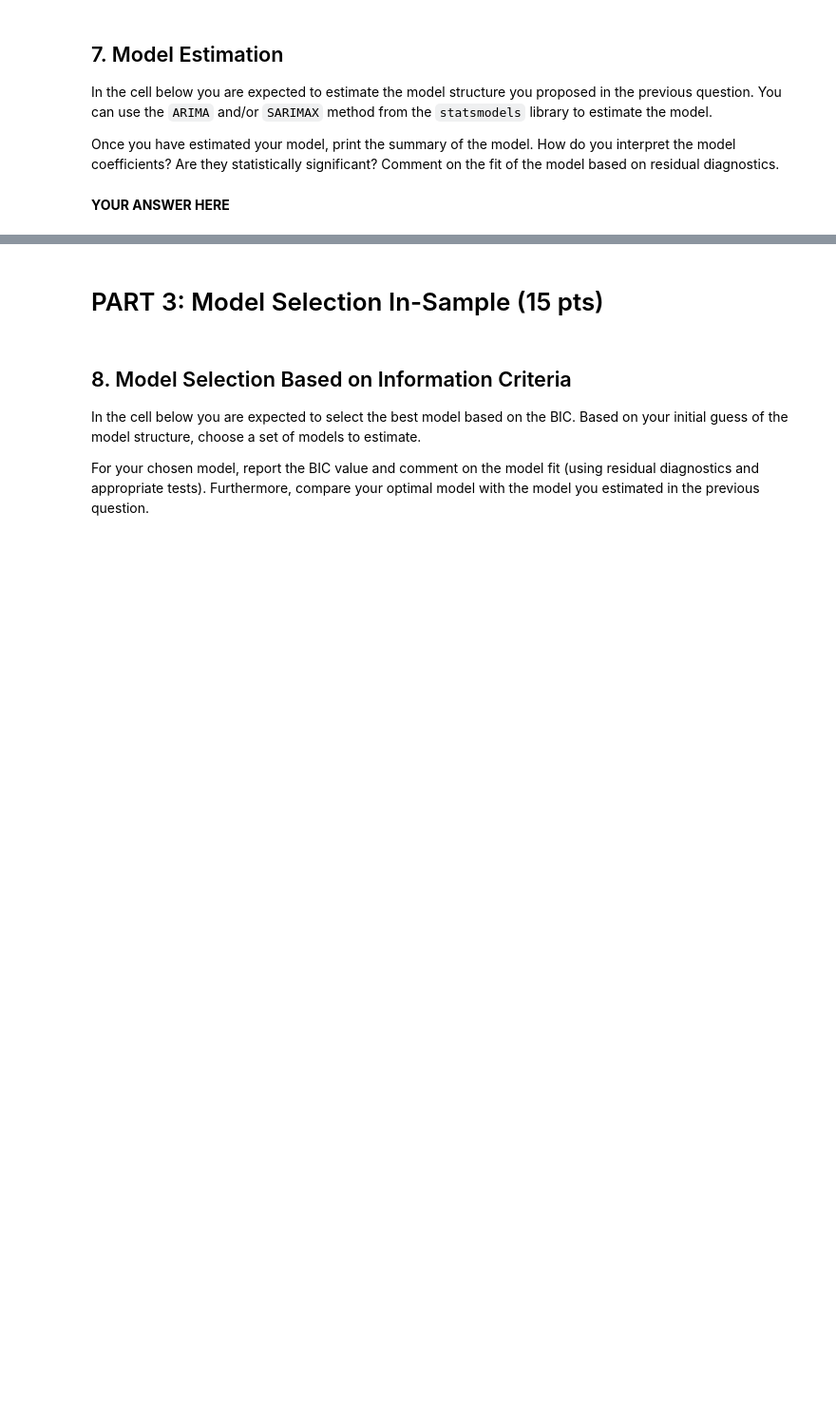
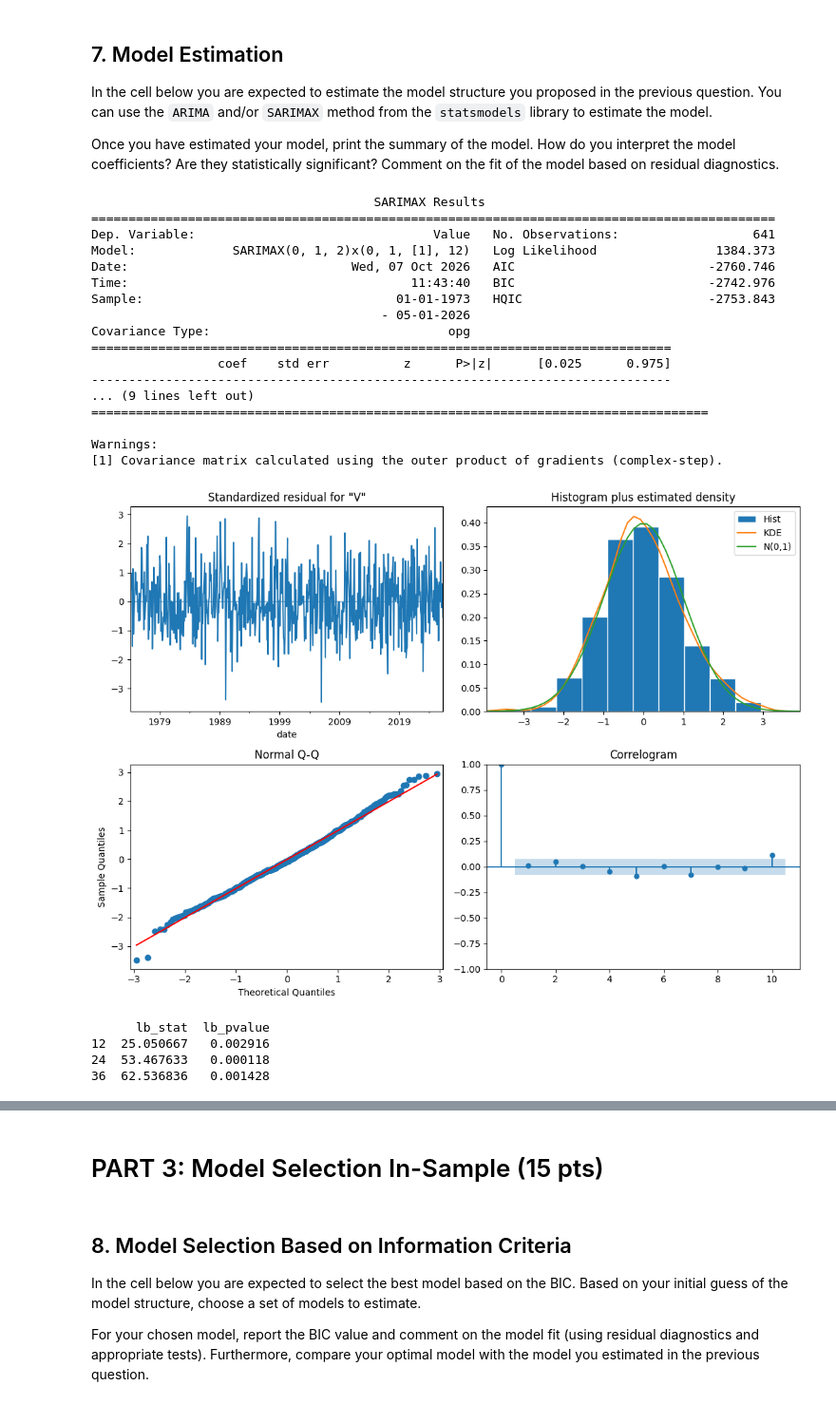
Before and after one commit to qgelena/US-_monthly-_electricity_generation, a Jupyter notebook: ftse_assignment_2026.ipynb, the cells around one changed output, grey strips where cells are left out. Shown at 95% size. Cells and saved outputs as stored; diff of their text form; code cells hidden in the pictures; blank space fills up the shorter version.

```diff
--- a/ftse_assignment_2026.ipynb
+++ b/ftse_assignment_2026.ipynb
@@ -343,2 +381,43 @@ raise NotImplementedError
-# %% [markdown]
-**YOUR ANSWER HERE**
+# %%
+from statsmodels.tsa.statespace.sarimax import SARIMAX
+from statsmodels.stats.diagnostic import acorr_ljungbox
+import warnings
+warnings.filterwarnings("ignore")
+
+log_y = np.log(y)
+model= SARIMAX(log_y, order=(0,1,2), seasonal_order=(0,1,1,12))
+res=model.fit(disp=False)
+print(res.summary())
+
+#residual diagnostics (skip 13 residuals) , which are distored by the differencing)
+
+resid = res.resid.iloc[13:]
+
+res.plot_diagnostics(figsize=(11,8))
+plt.tight_layout()
+plt.show()
+
+print(acorr_ljungbox(resid, lags=[12,24,36], model_df=3))
+# %% [output]
+                                      SARIMAX Results
+============================================================================================
+Dep. Variable:                                Value   No. Observations:                  641
+Model:             SARIMAX(0, 1, 2)x(0, 1, [1], 12)   Log Likelihood                1384.373
+Date:                              Wed, 07 Oct 2026   AIC                          -2760.746
+Time:                                      11:43:40   BIC                          -2742.976
+Sample:                                  01-01-1973   HQIC                         -2753.843
+                                       - 05-01-2026
+Covariance Type:                                opg
+==============================================================================
+                 coef    std err          z      P>|z|      [0.025      0.975]
+------------------------------------------------------------------------------
+... (9 lines left out)
+===================================================================================
+
+Warnings:
+[1] Covariance matrix calculated using the outer product of gradients (complex-step).
+[figure, added]
+      lb_stat  lb_pvalue
+12  25.050667   0.002916
+24  53.467633   0.000118
+36  62.536836   0.001428
```
Also changed, not shown: parts of 8 cells of this notebook.
